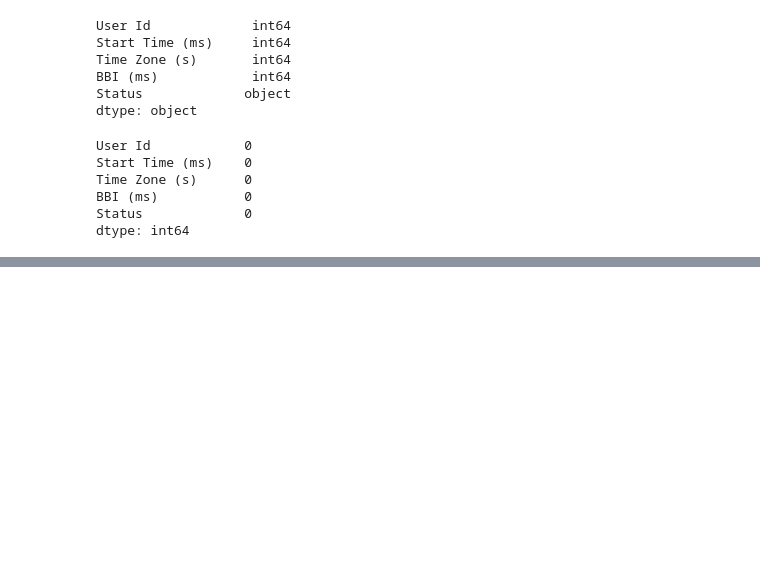
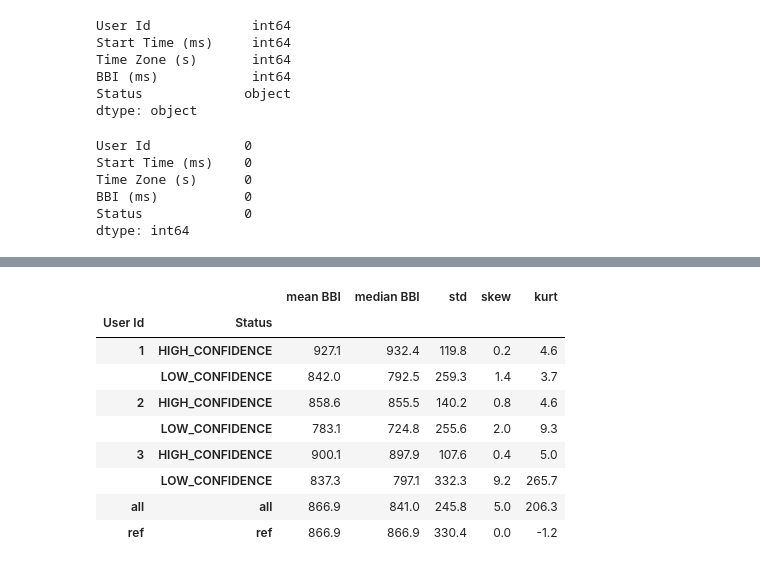
Before and after one commit to mol2people/tiktok_hrv, a Jupyter notebook: eda_hrv.ipynb, the cells around one changed output, grey strips where cells are left out. Cells and saved outputs as stored; diff of their text form; code cells hidden in the pictures; blank space fills up the shorter version.

```diff
--- a/eda_hrv.ipynb
+++ b/eda_hrv.ipynb
@@ -105,0 +179,33 @@ dtype: int64
+# %%
+# lets see how moments etc look like in groups, and also across entire data, and for reference normal dist of given mean/std
+
+f = lambda v: [ np.mean(v).round(1), np.median(v).round(1), np.std(v).round(1), scipy.stats.skew(v).round(1), scipy.stats.kurtosis(v).round(1)]
+
+# in stratified data
+gr_robust = df.groupby(['User Id', 'Status', hour])['BBI (ms)']\
+    .agg(['mean', 'median', 'std', 'skew', pd.Series.kurt ])\
+    .groupby(level=[0,1]).mean().round(1)\
+    .rename(columns={'mean':'mean BBI', 'median':'median BBI'})
+
+# all data
+gr_robust.loc[ ('all', 'all'), : ] = f( df['BBI (ms)'] )
+
+# ref dist
+ref_norm = scipy.stats.norm(loc=df['BBI (ms)'].mean(), scale=df['BBI (ms)'].std()) # loc is mean, scale is std
+x = np.linspace(ref_norm.ppf(0.01), ref_norm.ppf(0.99), 1000)
+gr_robust.loc[ ('ref', 'ref'), : ] = f( x )
+
+gr_robust
+#gr_robust.groupby(level=[0,1]).mean().round(1)\
+#    .rename(columns={'mean':'mean BBI', 'median':'median BBI'}) # seems like in the low confidence group
+# %% [output]
+|  |  | mean BBI | median BBI | std | skew | kurt |
+| User Id | Status |  |  |  |  |  |
+| 1 | HIGH_CONFIDENCE | 927.1 | 932.4 | 119.8 | 0.2 | 4.6 |
+|  | LOW_CONFIDENCE | 842.0 | 792.5 | 259.3 | 1.4 | 3.7 |
+| 2 | HIGH_CONFIDENCE | 858.6 | 855.5 | 140.2 | 0.8 | 4.6 |
+|  | LOW_CONFIDENCE | 783.1 | 724.8 | 255.6 | 2.0 | 9.3 |
+| 3 | HIGH_CONFIDENCE | 900.1 | 897.9 | 107.6 | 0.4 | 5.0 |
+|  | LOW_CONFIDENCE | 837.3 | 797.1 | 332.3 | 9.2 | 265.7 |
+| all | all | 866.9 | 841.0 | 245.8 | 5.0 | 206.3 |
+| ref | ref | 866.9 | 866.9 | 330.4 | 0.0 | -1.2 |
```
Also changed, not shown: parts of 13 cells of this notebook.
